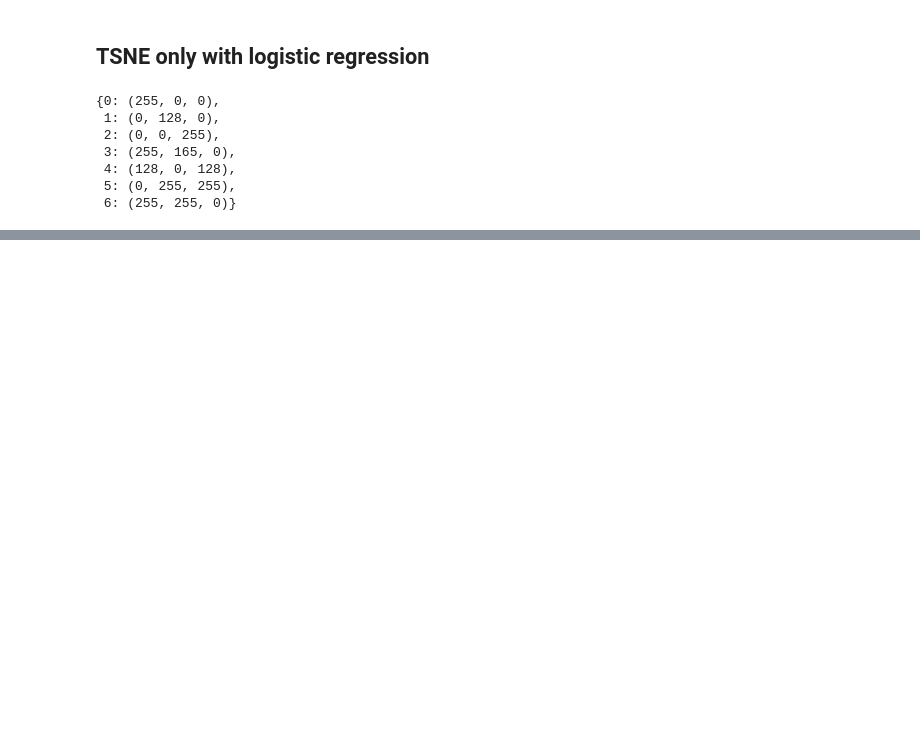
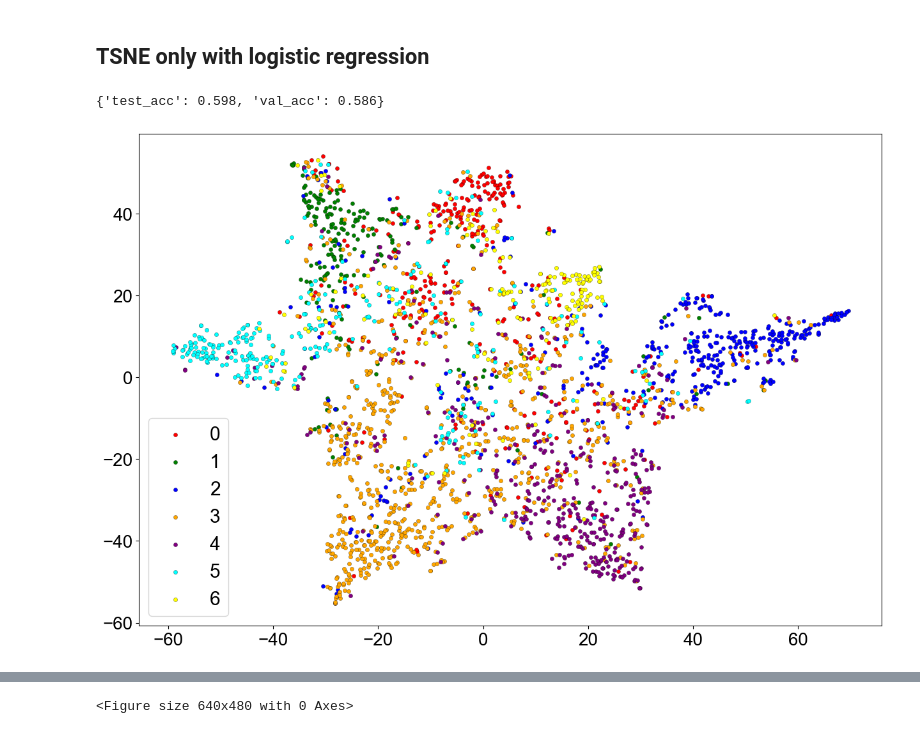
Before and after one commit to danielwalke/GraphAware, a Jupyter notebook: GraphAwareEvaluation_transductive.ipynb, the cells around one changed output, grey strips where cells are left out. Cells and saved outputs as stored; diff of their text form; code cells hidden in the pictures; blank space fills up the shorter version.

```diff
--- a/GraphAwareEvaluation_transductive.ipynb
+++ b/GraphAwareEvaluation_transductive.ipynb
@@ -491,13 +491,25 @@ clfs = [store["LogisticRegression"][0]["model"]]
 attention_configs = [None]
 
 framework_without_neighbors, end_time = fit_dataset(CORA,user_functions=user_functions, hops_list= [0], clfs = clfs, attention_configs= attention_configs)
-acc_dict = predict_dataset(CORA, framework)
+acc_dict = predict_dataset(CORA, framework_without_neighbors)
 print(acc_dict)
 # %% [output]
-{0: (255, 0, 0),
- 1: (0, 128, 0),
- 2: (0, 0, 255),
- 3: (255, 165, 0),
- 4: (128, 0, 128),
- 5: (0, 255, 255),
- 6: (255, 255, 0)}
+{'test_acc': 0.598, 'val_acc': 0.586}
+# %%
+dataset = name_to_sets[CORA]
+y = dataset["y"]
+X = dataset["X"]
+edge_index = dataset["edge_index"]
+label_to_color_map = colors = {
+    0: (1.0, 0.0, 0.0),       # Red
+    1: (0.0, 0.5, 0.0),       # Green
+    2: (0.0, 0.0, 1.0),       # Blue
+    3: (1.0, 0.65, 0.0),      # Orange
+    4: (0.5, 0.0, 0.5),       # Purple
+    5: (0.0, 1.0, 1.0),       # Cyan
+    6: (1.0, 1.0, 0.0)        # Yellow
+}
+
+framework_without_neighbors.plot_tsne(X, edge_index, y, label_to_color_map = label_to_color_map, dpi = 100, file_name="tsne_without_neighbors", fig_size=(15,10), font_size=20)
+# %% [output]
+[figure, added]
@@ -503,0 +517 @@ print(acc_dict)
+<Figure size 640x480 with 0 Axes>
```
Also changed, not shown: parts of 6 cells of this notebook, 7 other files.
